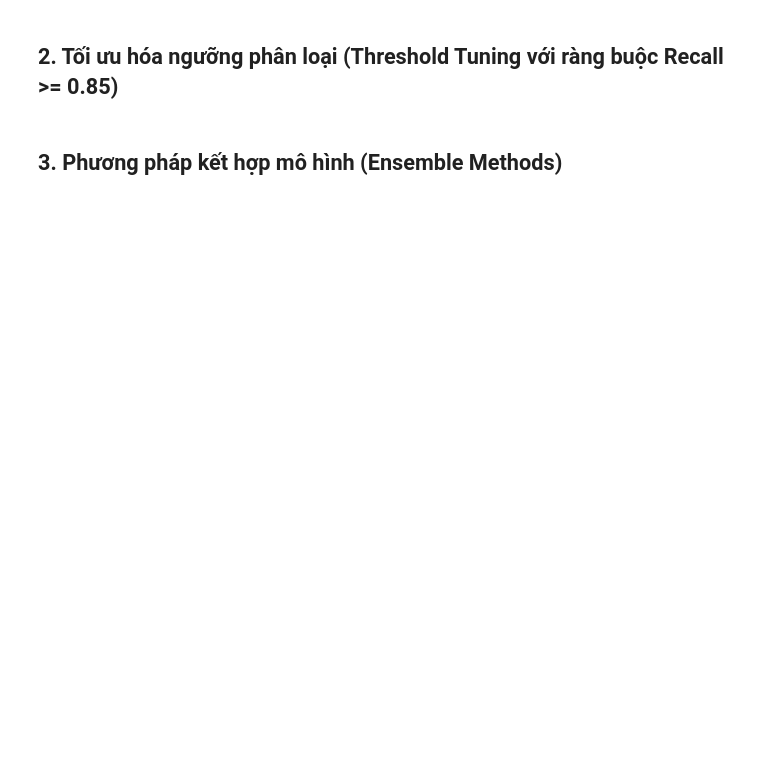
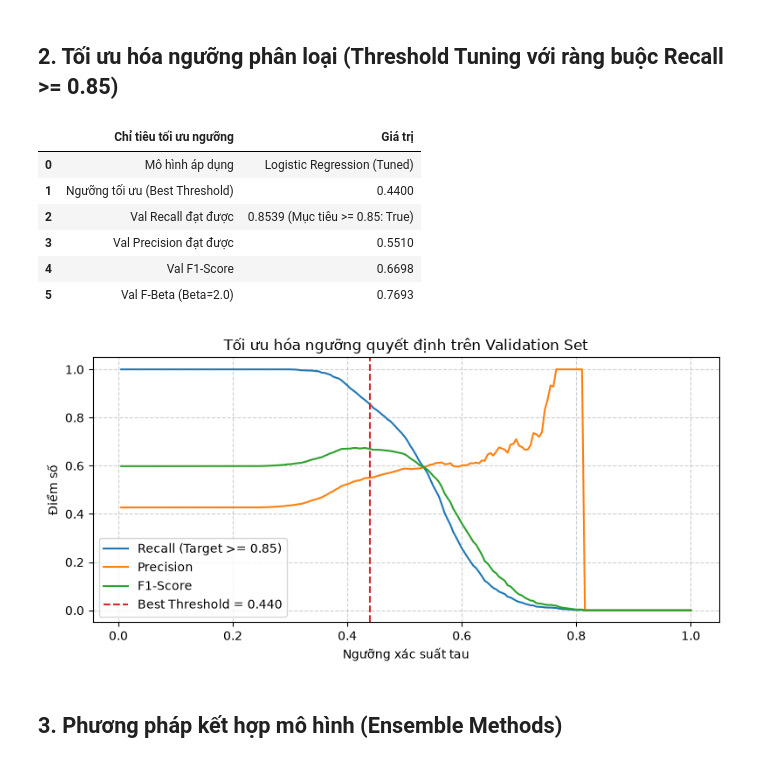
Before and after one commit to iamtien77/spam_classifier, a Jupyter notebook: notebooks/04_tuning_and_ensemble.ipynb, the cells around one changed output. Drawn from its saved outputs; the diff is of its cells as text; code cells hidden in the pictures; blank space fills up the shorter version.

```diff
--- a/notebooks/04_tuning_and_ensemble.ipynb
+++ b/notebooks/04_tuning_and_ensemble.ipynb
@@ -37,2 +147,61 @@ pass
+# %%
+# Dò ngưỡng quyết định trên Logistic Regression đã tinh chỉnh
+optimizer = ThresholdOptimizerScratch(recall_target=0.85, beta=2.0)
+val_probs = best_lr.predict_proba(X_val)[:, 1]
+
+scan_df = optimizer.scan_thresholds(y_val, val_probs)
+best_th_info = optimizer.select_best_threshold(scan_df)
+
+# Bảng kết quả tối ưu ngưỡng dạng DataFrame
+df_th_result = pd.DataFrame([
+    {
+        "Chỉ tiêu tối ưu ngưỡng": "Mô hình áp dụng",
+        "Giá trị": "Logistic Regression (Tuned)"
+    },
+    {
+        "Chỉ tiêu tối ưu ngưỡng": "Ngưỡng tối ưu (Best Threshold)",
+        "Giá trị": f"{best_th_info['threshold']:.4f}"
+    },
+    {
+        "Chỉ tiêu tối ưu ngưỡng": "Val Recall đạt được",
+        "Giá trị": f"{best_th_info['recall']:.4f} (Mục tiêu >= 0.85: {best_th_info['target_met']})"
+    },
+    {
+        "Chỉ tiêu tối ưu ngưỡng": "Val Precision đạt được",
+        "Giá trị": f"{best_th_info['precision']:.4f}"
+    },
+    {
+        "Chỉ tiêu tối ưu ngưỡng": "Val F1-Score",
+        "Giá trị": f"{best_th_info['f1']:.4f}"
+    },
+    {
+        "Chỉ tiêu tối ưu ngưỡng": "Val F-Beta (Beta=2.0)",
+        "Giá trị": f"{best_th_info.get('f_beta', best_th_info.get('f2', 0)):.4f}"
+    }
+])
+display(df_th_result)
+
+# Vẽ biểu đồ quét ngưỡng Trade-off
+fig, ax = plt.subplots(figsize=(8, 4))
+ax.plot(scan_df['threshold'], scan_df['recall'], label='Recall (Target >= 0.85)', color='tab:blue')
+ax.plot(scan_df['threshold'], scan_df['precision'], label='Precision', color='tab:orange')
+ax.plot(scan_df['threshold'], scan_df['f1'], label='F1-Score', color='tab:green')
+ax.axvline(best_th_info['threshold'], color='tab:red', linestyle='--', label=f"Best Threshold = {best_th_info['threshold']:.3f}")
+ax.set_xlabel('Ngưỡng xác suất tau')
+ax.set_ylabel('Điểm số')
+ax.set_title('Tối ưu hóa ngưỡng quyết định trên Validation Set')
+ax.legend()
+ax.grid(True, linestyle='--', alpha=0.6)
+plt.tight_layout()
+plt.show()
+# %% [output]
+|  | Chỉ tiêu tối ưu ngưỡng | Giá trị |
+| 0 | Mô hình áp dụng | Logistic Regression (Tuned) |
+| 1 | Ngưỡng tối ưu (Best Threshold) | 0.4400 |
+| 2 | Val Recall đạt được | 0.8539 (Mục tiêu >= 0.85: True) |
+| 3 | Val Precision đạt được | 0.5510 |
+| 4 | Val F1-Score | 0.6698 |
+| 5 | Val F-Beta (Beta=2.0) | 0.7693 |
+[figure, added]
 # %% [markdown]
 ## 3. Phương pháp kết hợp mô hình (Ensemble Methods)
```
Also changed, not shown: parts of 9 cells of this notebook, 6 other files.
